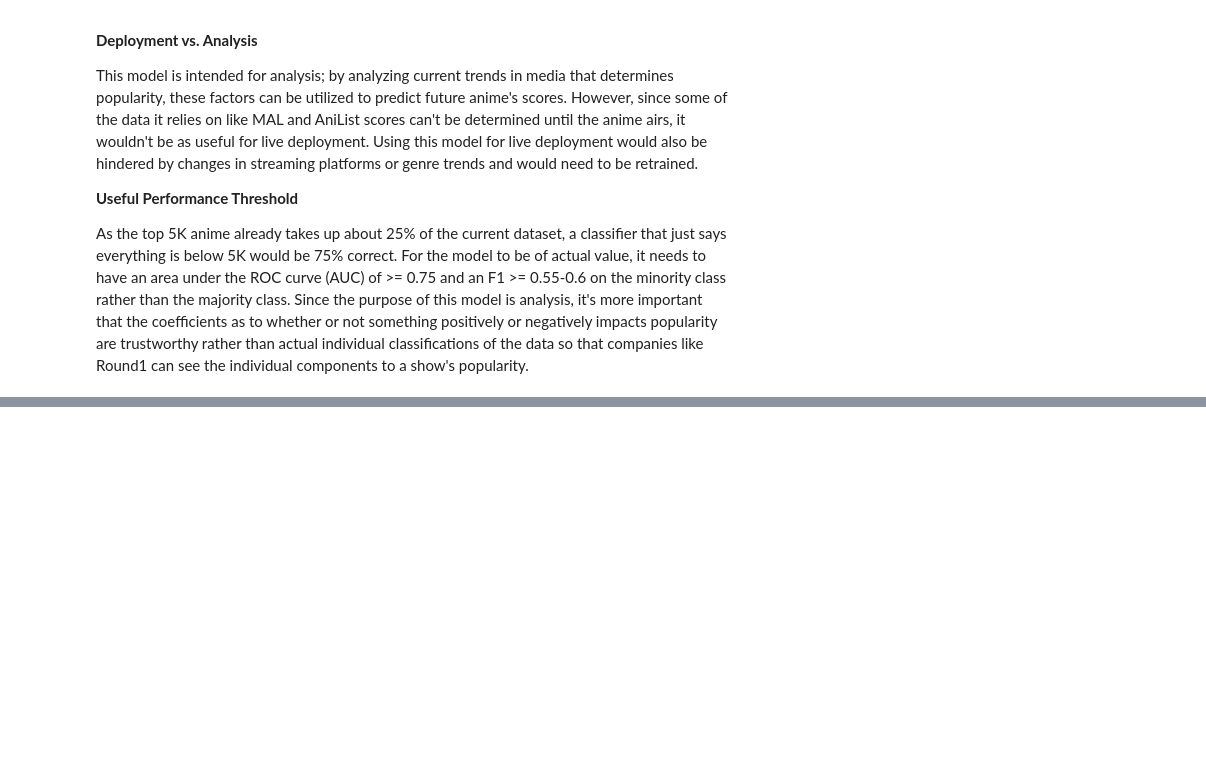
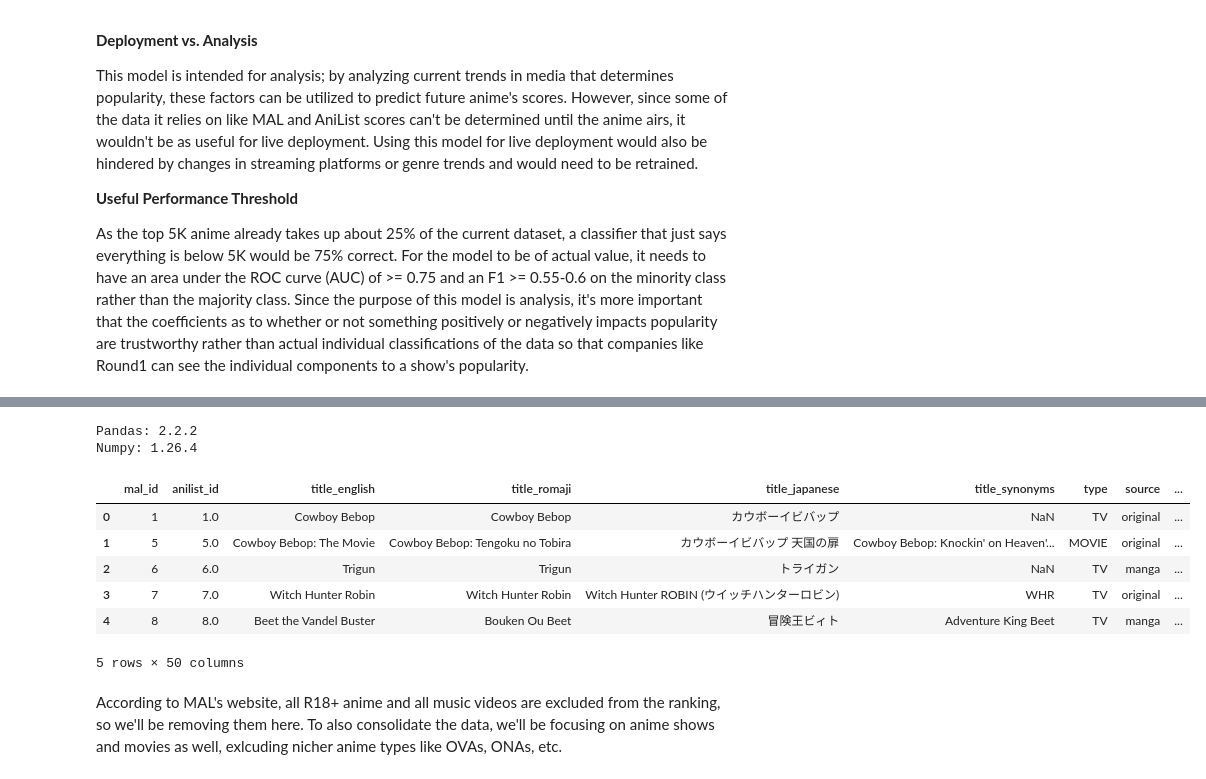
Before and after one commit to Lu-Rin-e/CS5324-Machine-Learning-Lab-1---Table-Data-Exploration, a Jupyter notebook: Lab2.ipynb, the cells around one changed output, grey strips where cells are left out. Cells and saved outputs as stored; diff of their text form; code cells hidden in the pictures; blank space fills up the shorter version.

```diff
--- a/Lab2.ipynb
+++ b/Lab2.ipynb
@@ -85,0 +95,23 @@ As the top 5K anime already takes up about 25% of the current dataset, a classif
+# %%
+# Loading the anime dataset
+
+import pandas as pd
+import numpy as np
+
+print ('Pandas:', pd.__version__)
+print('Numpy:', np.__version__)
+
+df = pd.read_csv('https://raw.githubusercontent.com/Lu-Rin-e/CS5324-Machine-Learning-Lab-1---Table-Data-Exploration/refs/heads/main/anime_dataset_20k.csv')
+df.head()
+# %% [output]
+Pandas: 2.2.2
+Numpy: 1.26.4
+|  | mal_id | anilist_id | title_english | title_romaji | title_japanese | title_synonyms | type | source | ... |
+| 0 | 1 | 1.0 | Cowboy Bebop | Cowboy Bebop | カウボーイビバップ | NaN | TV | original | ... |
+| 1 | 5 | 5.0 | Cowboy Bebop: The Movie | Cowboy Bebop: Tengoku no Tobira | カウボーイビバップ 天国の扉 | Cowboy Bebop: Knockin' on Heaven'... | MOVIE | original | ... |
+| 2 | 6 | 6.0 | Trigun | Trigun | トライガン | NaN | TV | manga | ... |
+| 3 | 7 | 7.0 | Witch Hunter Robin | Witch Hunter Robin | Witch Hunter ROBIN (ウイッチハンターロビン) | WHR | TV | original | ... |
+| 4 | 8 | 8.0 | Beet the Vandel Buster | Bouken Ou Beet | 冒険王ビィト | Adventure King Beet | TV | manga | ... |
+5 rows × 50 columns
+# %% [markdown]
+According to MAL's website, all R18+ anime and all music videos are excluded from the ranking, so we'll be removing them here. To also consolidate the data, we'll be focusing on anime shows and movies as well, exlcuding nicher anime types like OVAs, ONAs, etc.
```
Also changed, not shown: parts of 9 cells of this notebook, 1 other file.
